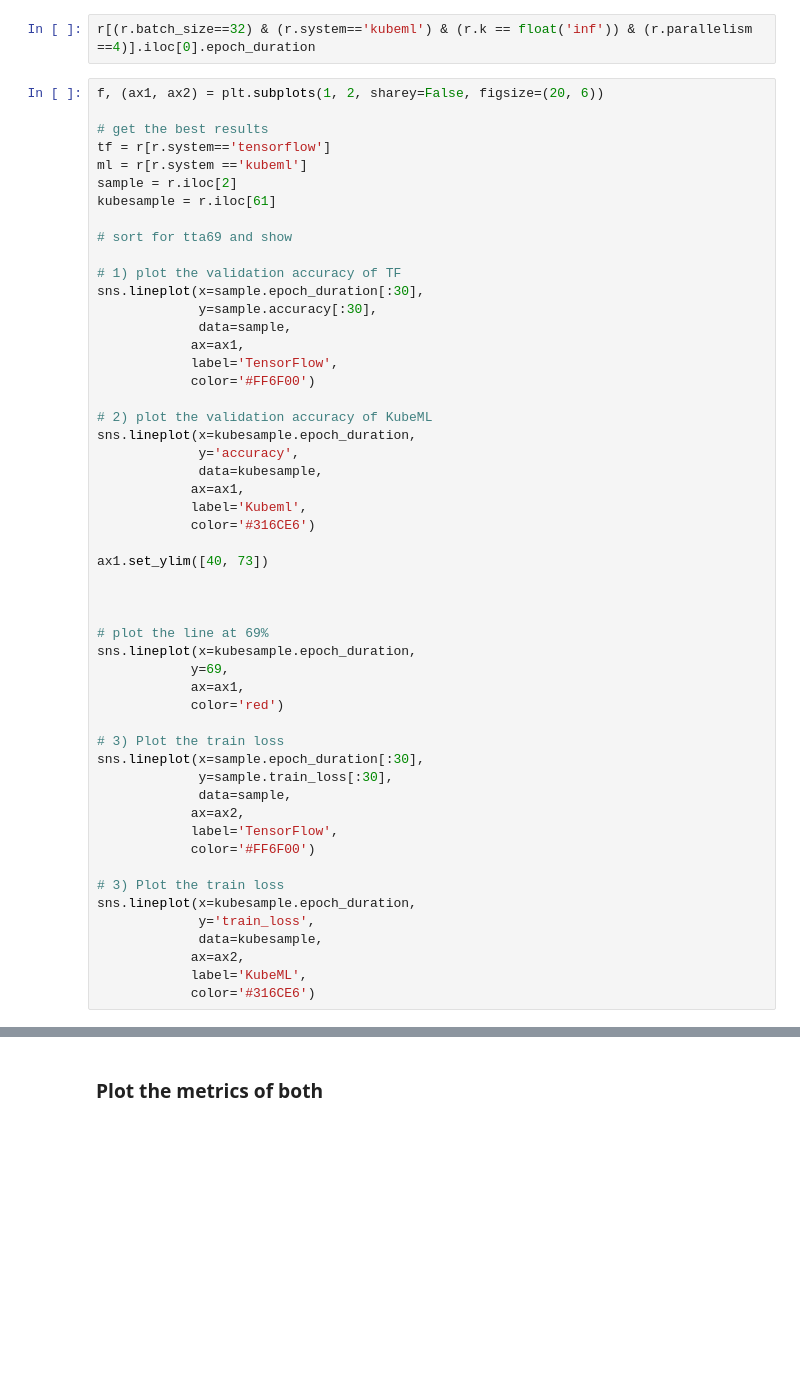
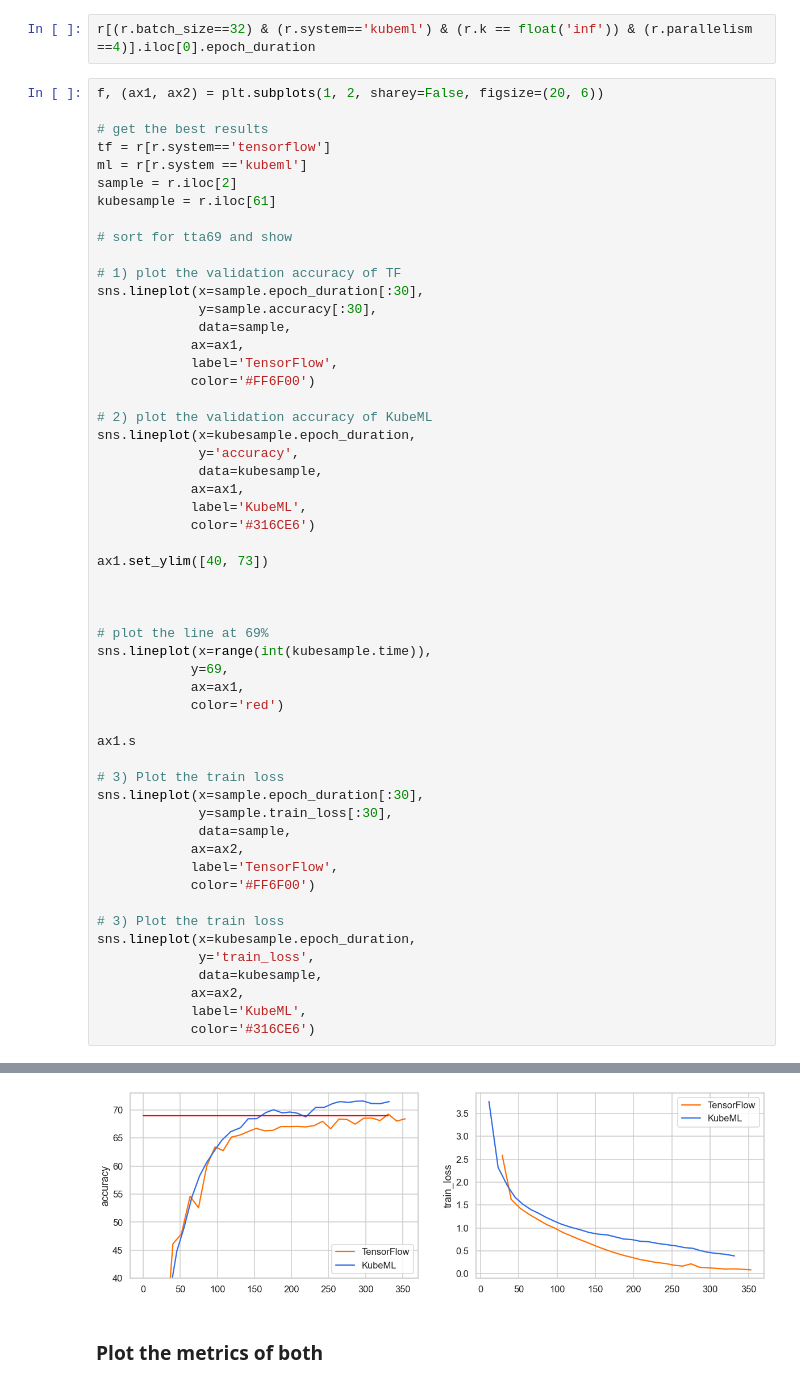
Before and after one commit to DiegoStock12/kubeml, a Jupyter notebook: ml/experiments/insights.ipynb, the cells around one changed output, grey strips where cells are left out. Cells and saved outputs as stored; diff of their text form; blank space fills up the shorter version.

```diff
--- a/ml/experiments/insights.ipynb
+++ b/ml/experiments/insights.ipynb
@@ -541,7 +547,7 @@ sns.lineplot(x=kubesample.epoch_duration,
              y='accuracy',
              data=kubesample,
             ax=ax1,
-            label='Kubeml',
+            label='KubeML',
             color='#316CE6')
 
 ax1.set_ylim([40, 73])
@@ -549,10 +555,12 @@ ax1.set_ylim([40, 73])
 
 
 # plot the line at 69%
-sns.lineplot(x=kubesample.epoch_duration,
+sns.lineplot(x=range(int(kubesample.time)),
             y=69,
             ax=ax1,
             color='red')
+
+ax1.s
 
 # 3) Plot the train loss
 sns.lineplot(x=sample.epoch_duration[:30],
@@ -569,3 +577,4 @@ sns.lineplot(x=kubesample.epoch_duration,
             ax=ax2,
             label='KubeML',
             color='#316CE6')
+# %% [output]
@@ -572,3 +582,4 @@ sns.lineplot(x=kubesample.epoch_duration,
+[figure, added]
 # %% [markdown]
 ### Plot the metrics of both
 # %%
```
Also changed, not shown: parts of 22 cells of this notebook, 7 other files.
